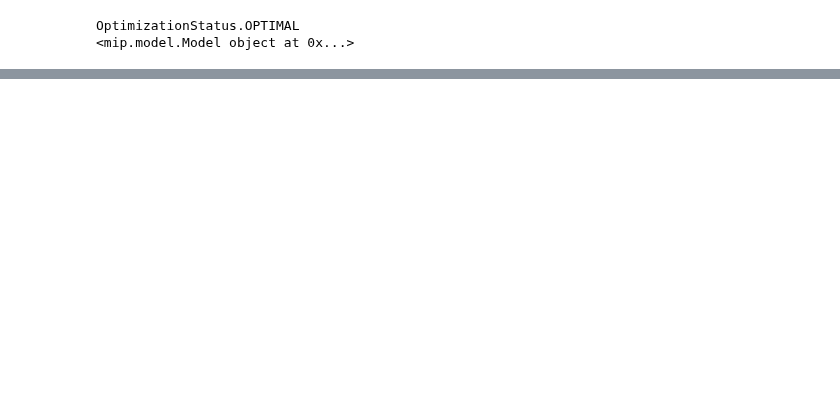
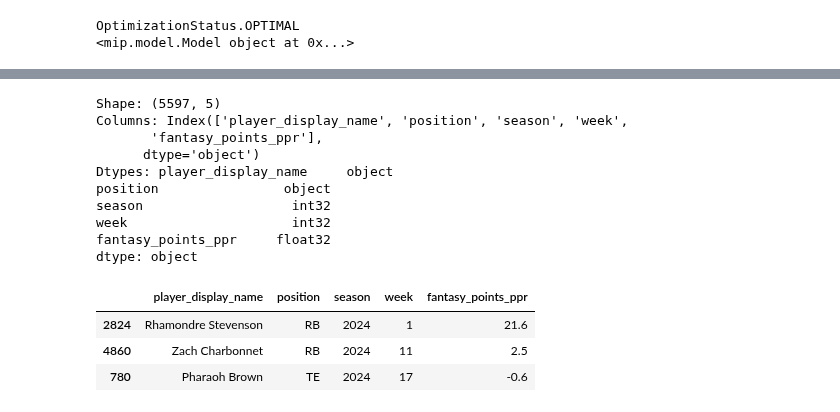
Before and after one commit to alexk2206/Data_Driven_Fantasy_Football, a Jupyter notebook: Enhanced_optimization.ipynb, the cells around one changed output, grey strips where cells are left out. Cells and saved outputs as stored; diff of their text form; code cells hidden in the pictures; blank space fills up the shorter version.

```diff
--- a/Enhanced_optimization.ipynb
+++ b/Enhanced_optimization.ipynb
@@ -661,0 +749,7 @@ for team, df in result_dfs.items():
+# %%
+def get_weekly_data(year):
+    year_list = []
+    year_list.append(int(year))
+    df = nfl.import_weekly_data(year_list)
+
+    return df
@@ -661,0 +779,24 @@ for team, df in result_dfs.items():
+# %%
+sample_size = 3
+colums = ['player_display_name',	'position', 'season', 'week', 'fantasy_points_ppr']
+weekly_df_test = weekly_df_test[colums]
+
+print(f'Shape: {weekly_df_test.shape}')
+print(f'Columns: {weekly_df_test.columns}')
+print(f'Dtypes: {weekly_df_test.dtypes}')
+weekly_df_test.sample(sample_size)
+# %% [output]
+Shape: (5597, 5)
+Columns: Index(['player_display_name', 'position', 'season', 'week',
+       'fantasy_points_ppr'],
+      dtype='object')
+Dtypes: player_display_name     object
+position                object
+season                   int32
+week                     int32
+fantasy_points_ppr     float32
+dtype: object
+|  | player_display_name | position | season | week | fantasy_points_ppr |
+| 2824 | Rhamondre Stevenson | RB | 2024 | 1 | 21.6 |
+| 4860 | Zach Charbonnet | RB | 2024 | 11 | 2.5 |
+| 780 | Pharaoh Brown | TE | 2024 | 17 | -0.6 |
```
Also changed, not shown: parts of 24 cells of this notebook.
